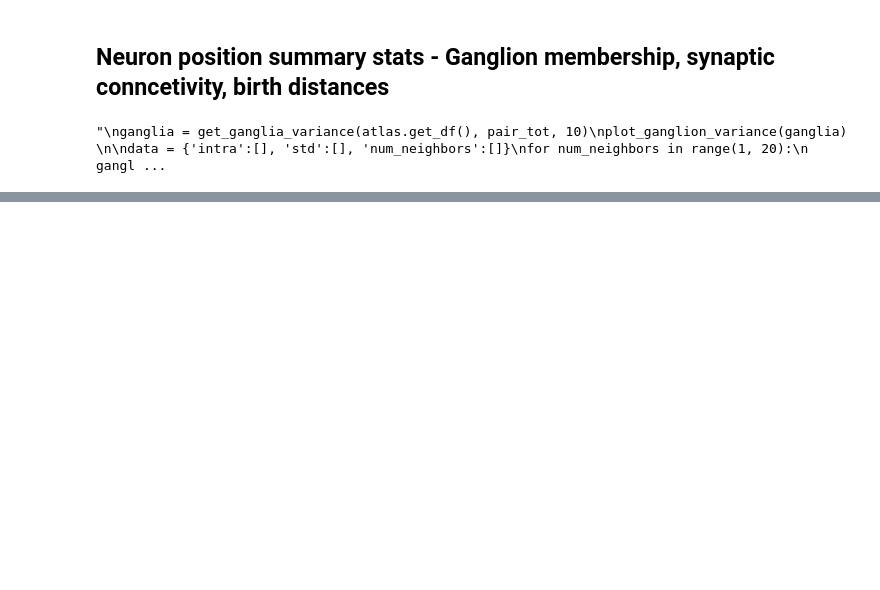
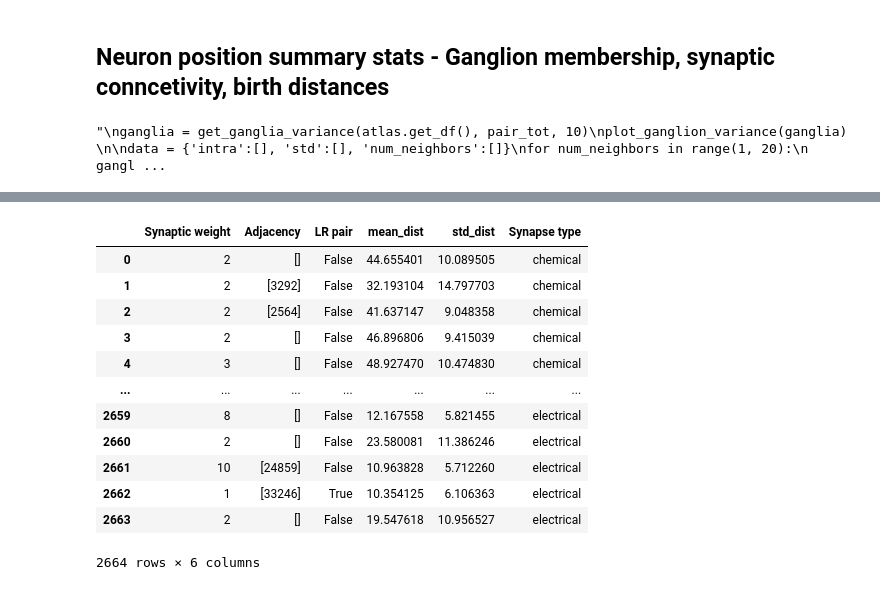
Before and after one commit to focolab/NWBelegans, a Jupyter notebook: Analysis/NWB_figures.ipynb, the cells around one changed output, grey strips where cells are left out. Cells and saved outputs as stored; diff of their text form; code cells hidden in the pictures; blank space fills up the shorter version.

```diff
--- a/Analysis/NWB_figures.ipynb
+++ b/Analysis/NWB_figures.ipynb
@@ -1737,0 +2137,16 @@ def plot_summary_stats(pair_tot, ganglia, lin_dist_df):
+# %%
+df
+# %% [output]
+|  | Synaptic weight | Adjacency | LR pair | mean_dist | std_dist | Synapse type |
+| 0 | 2 | [] | False | 44.655401 | 10.089505 | chemical |
+| 1 | 2 | [3292] | False | 32.193104 | 14.797703 | chemical |
+| 2 | 2 | [2564] | False | 41.637147 | 9.048358 | chemical |
+| 3 | 2 | [] | False | 46.896806 | 9.415039 | chemical |
+| 4 | 3 | [] | False | 48.927470 | 10.474830 | chemical |
+| ... | ... | ... | ... | ... | ... | ... |
+| 2659 | 8 | [] | False | 12.167558 | 5.821455 | electrical |
+| 2660 | 2 | [] | False | 23.580081 | 11.386246 | electrical |
+| 2661 | 10 | [24859] | False | 10.963828 | 5.712260 | electrical |
+| 2662 | 1 | [33246] | True | 10.354125 | 6.106363 | electrical |
+| 2663 | 2 | [] | False | 19.547618 | 10.956527 | electrical |
+2664 rows × 6 columns
```
Also changed, not shown: parts of 29 cells of this notebook, 2 other files.
